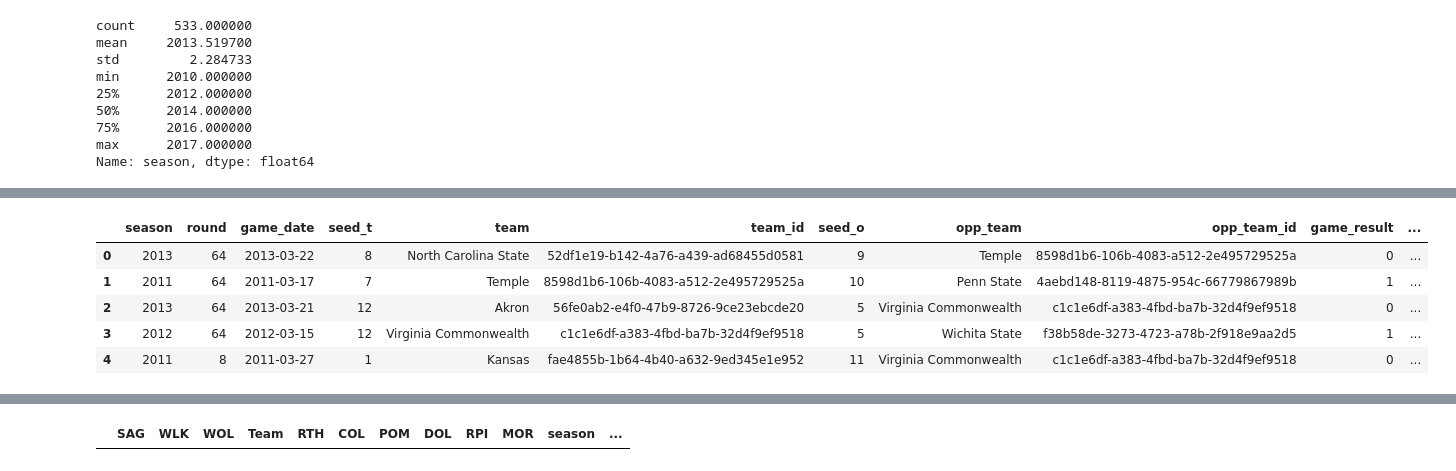
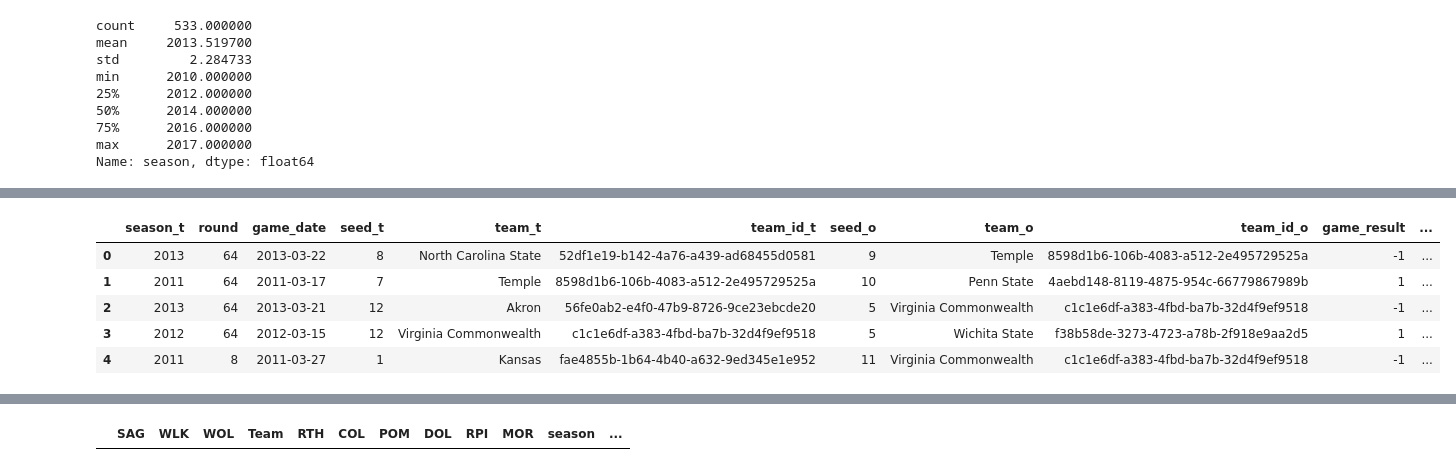
Before and after one commit to chipk215/ncaa_basketball, a Jupyter notebook: Models/Tournament_Model_AdaBoost.ipynb, the cells around one changed output, grey strips where cells are left out. Cells and saved outputs as stored; diff of their text form; code cells hidden in the pictures.

```diff
--- a/Models/Tournament_Model_AdaBoost.ipynb
+++ b/Models/Tournament_Model_AdaBoost.ipynb
@@ -25,6 +25,11 @@ pd.set_option('display.max_columns', 500)
 print("Seaborn version: ", sns.__version__)
 # %% [output]
 Seaborn version:  0.9.0
+# %%
+def negate_loser(x):
+    if x == 0:
+        x = -1
+    return x
 # %% [markdown]
 #### Read in regular season team statistics from SRCBB https://www.sports-reference.com/cbb/
 # %%
@@ -168,37 +146,52 @@ tourney_data
 # %%
-# We need to recode the game data so that we have representation of the losing game result class.
-# Swap the team and opp team data on the odd rows and reverse the sense of the game result.
+# recode the tourney data so that the teams are not marked with  win/lose status and the game result is encoded as a binary
+tourney_data['game_result'] = 1
+tourney_data.game_result = tourney_data.game_result.astype(int)
+tourney_data.rename(columns={"win_seed":"team_seed","win_market":"team","win_team_id":"team_id"}, inplace=True)
+tourney_data.rename(columns={"lose_seed":"opp_team_seed","lose_market":"opp_team","lose_team_id":"opp_team_id"}, inplace=True)
+tourney_data['start_season'] = tourney_data['season'] -1
 
 #create some temporary buffer columns
 tourney_data['copy_team'] = tourney_data['team']
 tourney_data['copy_team_seed'] = tourney_data['team_seed']
 tourney_data['copy_team_id'] = tourney_data['team_id']
 
 #swap the team and opp team data
 tourney_data.loc[1::2,'team'] = tourney_data.loc[1::2,'opp_team']
 tourney_data.loc[1::2,'opp_team'] = tourney_data.loc[1::2,'copy_team']
 tourney_data.loc[1::2,'team_seed'] = tourney_data.loc[1::2,'opp_team_seed']
 tourney_data.loc[1::2,'opp_team_seed'] = tourney_data.loc[1::2,'copy_team_seed']
 tourney_data.loc[1::2,'team_id'] = tourney_data.loc[1::2,'opp_team_id']
 tourney_data.loc[1::2,'opp_team_id'] = tourney_data.loc[1::2,'copy_team_id']
 
 # flip the game result
 tourney_data.loc[1::2,'game_result'] = 0
 
 #drop the temporary columns
 tourney_data.drop(columns=['copy_team','copy_team_seed','copy_team_id'],inplace=True)
 tourney_data.rename(columns={"team_seed":"seed_t","opp_team_seed":"seed_o"}, inplace=True)
 
 tourney_data['Game Result'] = tourney_data.game_result.map({1:'Win', 0:'Lose'})
 tourney_data = tourney_data.merge(summary_data, left_on=['start_season','team_id'],
                                 right_on=['season', 'team_id'],how='left',suffixes=('','_y'))
 
 tourney_data.drop(columns=['season_y'],inplace=True)
+
+tourney_data = tourney_data.merge(summary_data, left_on=['start_season','opp_team_id'],
+                                right_on=['season', 'team_id'], how='left',suffixes=('_t','_o'))
+
+tourney_data.drop(columns=['School_t','School_o','Games_t','Games_o','team_id_o'],inplace=True)
+
+tourney_data = tourney_data.join(teams, on='team_id_t', how='left')
+tourney_data = tourney_data.join(teams, on='opp_team_id', how='left', lsuffix='_t', rsuffix='_o')
+tourney_data.rename(index=str,columns={'team':'team_t','opp_team':'team_o', 'opp_team_id':'team_id_o'},inplace=True)
+
+tourney_data['game_result'] = tourney_data.game_result.apply(negate_loser)
 tourney_data.head()
 # %% [output]
-|  | season | round | game_date | seed_t | team | team_id | seed_o | opp_team | opp_team_id | game_result | ... |
-| 0 | 2013 | 64 | 2013-03-22 | 8 | North Carolina State | 52df1e19-b142-4a76-a439-ad68455d0581 | 9 | Temple | 8598d1b6-106b-4083-a512-2e495729525a | 0 | ... |
+|  | season_t | round | game_date | seed_t | team_t | team_id_t | seed_o | team_o | team_id_o | game_result | ... |
+| 0 | 2013 | 64 | 2013-03-22 | 8 | North Carolina State | 52df1e19-b142-4a76-a439-ad68455d0581 | 9 | Temple | 8598d1b6-106b-4083-a512-2e495729525a | -1 | ... |
 | 1 | 2011 | 64 | 2011-03-17 | 7 | Temple | 8598d1b6-106b-4083-a512-2e495729525a | 10 | Penn State | 4aebd148-8119-4875-954c-66779867989b | 1 | ... |
-| 2 | 2013 | 64 | 2013-03-21 | 12 | Akron | 56fe0ab2-e4f0-47b9-8726-9ce23ebcde20 | 5 | Virginia Commonwealth | c1c1e6df-a383-4fbd-ba7b-32d4f9ef9518 | 0 | ... |
+| 2 | 2013 | 64 | 2013-03-21 | 12 | Akron | 56fe0ab2-e4f0-47b9-8726-9ce23ebcde20 | 5 | Virginia Commonwealth | c1c1e6df-a383-4fbd-ba7b-32d4f9ef9518 | -1 | ... |
 | 3 | 2012 | 64 | 2012-03-15 | 12 | Virginia Commonwealth | c1c1e6df-a383-4fbd-ba7b-32d4f9ef9518 | 5 | Wichita State | f38b58de-3273-4723-a78b-2f918e9aa2d5 | 1 | ... |
-| 4 | 2011 | 8 | 2011-03-27 | 1 | Kansas | fae4855b-1b64-4b40-a632-9ed345e1e952 | 11 | Virginia Commonwealth | c1c1e6df-a383-4fbd-ba7b-32d4f9ef9518 | 0 | ... |
+| 4 | 2011 | 8 | 2011-03-27 | 1 | Kansas | fae4855b-1b64-4b40-a632-9ed345e1e952 | 11 | Virginia Commonwealth | c1c1e6df-a383-4fbd-ba7b-32d4f9ef9518 | -1 | ... |
```
Also changed, not shown: parts of 17 cells of this notebook, 3 other files.
